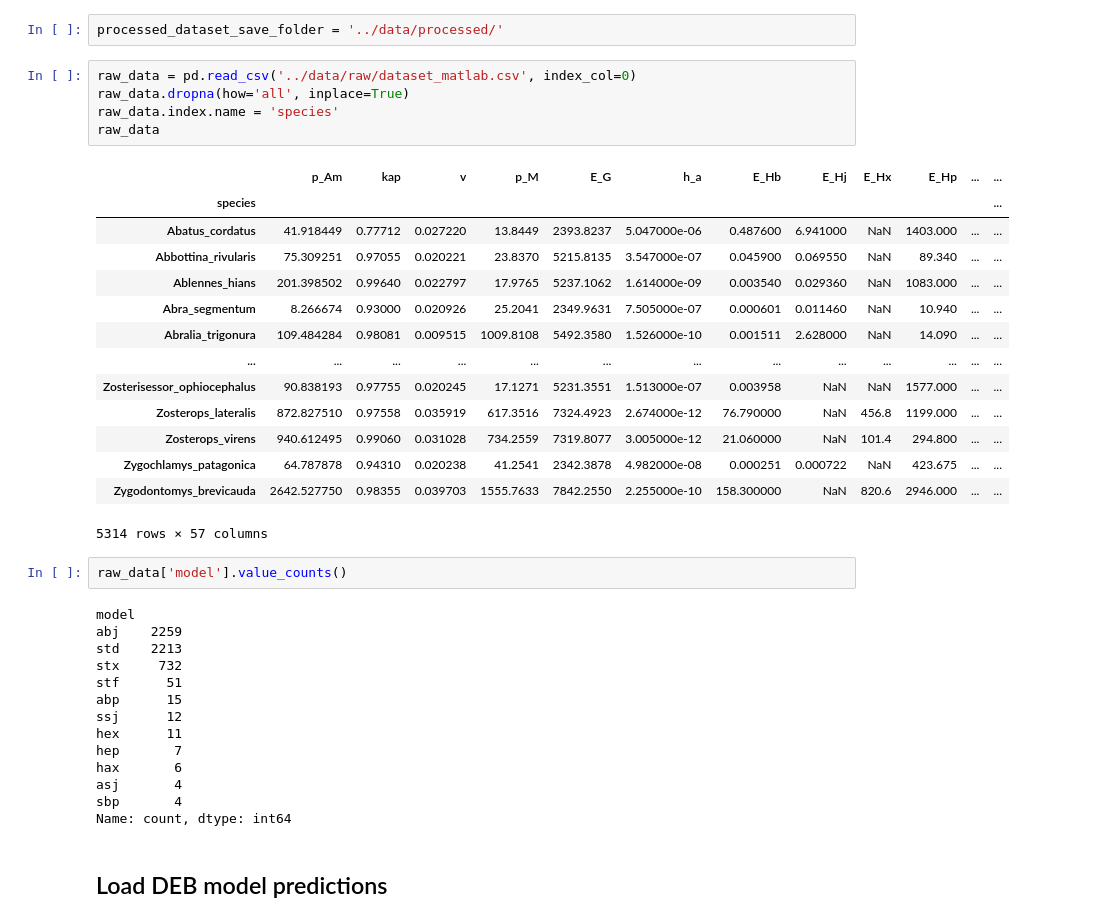
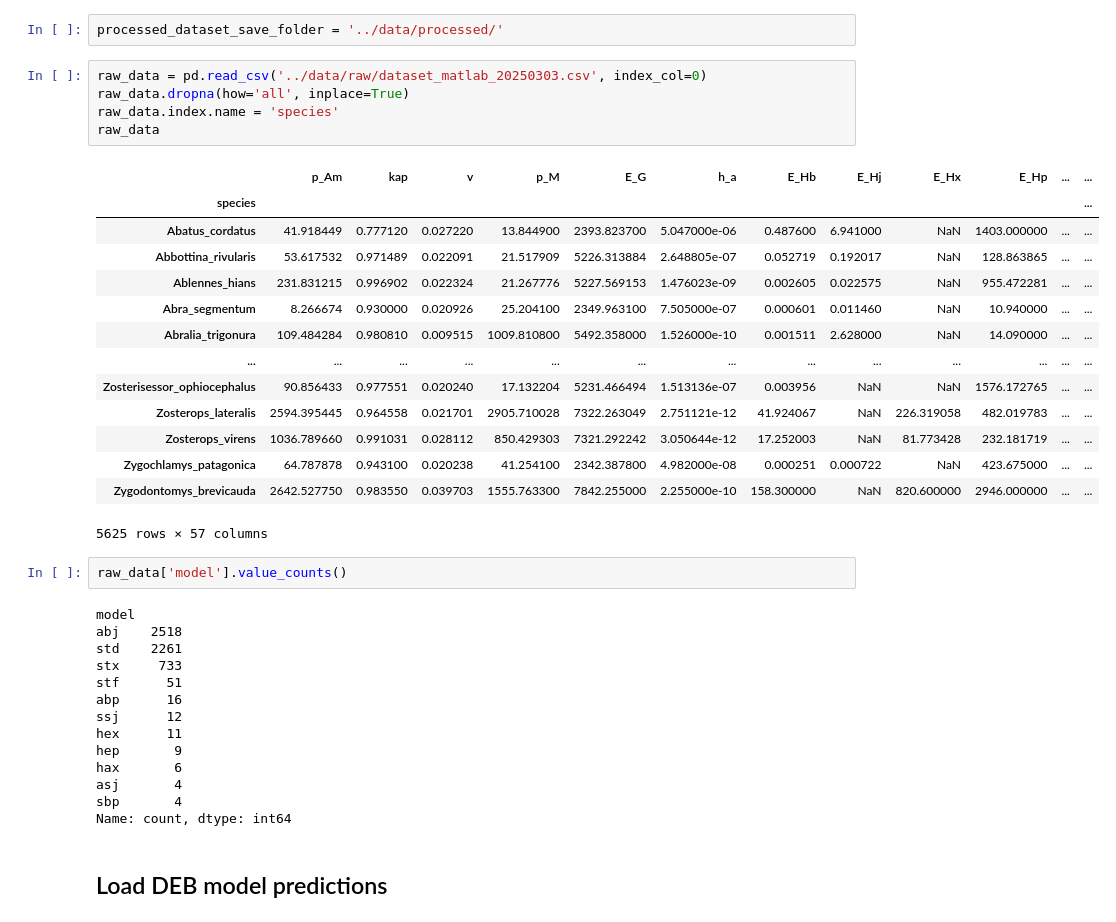
Before and after one commit to diogo-f-oliveira/DEB_ML_Init, a Jupyter notebook: notebooks/Data Preprocessing.ipynb, the cells around one changed output. Drawn from its saved outputs; the diff is of its cells as text.

Commit message:
Final dataset
- Final dataset files
- code.data.parallel_run_get_tj.m now loads parameters from .mat file

```diff
--- a/notebooks/Data Preprocessing.ipynb
+++ b/notebooks/Data Preprocessing.ipynb
@@ -36,37 +36,37 @@ def print_missing_values_per_column(df, percentage=True):
 # %%
 processed_dataset_save_folder = '../data/processed/'
 # %%
-raw_data = pd.read_csv('../data/raw/dataset_matlab.csv', index_col=0)
+raw_data = pd.read_csv('../data/raw/dataset_matlab_20250303.csv', index_col=0)
 raw_data.dropna(how='all', inplace=True)
 raw_data.index.name = 'species'
 raw_data
 # %% [output]
 |  | p_Am | kap | v | p_M | E_G | h_a | E_Hb | E_Hj | E_Hx | E_Hp | ... | ... |
 | species |  |  |  |  |  |  |  |  |  |  |  | ... |
-| Abatus_cordatus | 41.918449 | 0.77712 | 0.027220 | 13.8449 | 2393.8237 | 5.047000e-06 | 0.487600 | 6.941000 | NaN | 1403.000 | ... | ... |
-| Abbottina_rivularis | 75.309251 | 0.97055 | 0.020221 | 23.8370 | 5215.8135 | 3.547000e-07 | 0.045900 | 0.069550 | NaN | 89.340 | ... | ... |
-| Ablennes_hians | 201.398502 | 0.99640 | 0.022797 | 17.9765 | 5237.1062 | 1.614000e-09 | 0.003540 | 0.029360 | NaN | 1083.000 | ... | ... |
-| Abra_segmentum | 8.266674 | 0.93000 | 0.020926 | 25.2041 | 2349.9631 | 7.505000e-07 | 0.000601 | 0.011460 | NaN | 10.940 | ... | ... |
-| Abralia_trigonura | 109.484284 | 0.98081 | 0.009515 | 1009.8108 | 5492.3580 | 1.526000e-10 | 0.001511 | 2.628000 | NaN | 14.090 | ... | ... |
+| Abatus_cordatus | 41.918449 | 0.777120 | 0.027220 | 13.844900 | 2393.823700 | 5.047000e-06 | 0.487600 | 6.941000 | NaN | 1403.000000 | ... | ... |
+| Abbottina_rivularis | 53.617532 | 0.971489 | 0.022091 | 21.517909 | 5226.313884 | 2.648805e-07 | 0.052719 | 0.192017 | NaN | 128.863865 | ... | ... |
+| Ablennes_hians | 231.831215 | 0.996902 | 0.022324 | 21.267776 | 5227.569153 | 1.476023e-09 | 0.002605 | 0.022575 | NaN | 955.472281 | ... | ... |
+| Abra_segmentum | 8.266674 | 0.930000 | 0.020926 | 25.204100 | 2349.963100 | 7.505000e-07 | 0.000601 | 0.011460 | NaN | 10.940000 | ... | ... |
+| Abralia_trigonura | 109.484284 | 0.980810 | 0.009515 | 1009.810800 | 5492.358000 | 1.526000e-10 | 0.001511 | 2.628000 | NaN | 14.090000 | ... | ... |
 | ... | ... | ... | ... | ... | ... | ... | ... | ... | ... | ... | ... | ... |
-| Zosterisessor_ophiocephalus | 90.838193 | 0.97755 | 0.020245 | 17.1271 | 5231.3551 | 1.513000e-07 | 0.003958 | NaN | NaN | 1577.000 | ... | ... |
-| Zosterops_lateralis | 872.827510 | 0.97558 | 0.035919 | 617.3516 | 7324.4923 | 2.674000e-12 | 76.790000 | NaN | 456.8 | 1199.000 | ... | ... |
-| Zosterops_virens | 940.612495 | 0.99060 | 0.031028 | 734.2559 | 7319.8077 | 3.005000e-12 | 21.060000 | NaN | 101.4 | 294.800 | ... | ... |
-| Zygochlamys_patagonica | 64.787878 | 0.94310 | 0.020238 | 41.2541 | 2342.3878 | 4.982000e-08 | 0.000251 | 0.000722 | NaN | 423.675 | ... | ... |
-| Zygodontomys_brevicauda | 2642.527750 | 0.98355 | 0.039703 | 1555.7633 | 7842.2550 | 2.255000e-10 | 158.300000 | NaN | 820.6 | 2946.000 | ... | ... |
+| Zosterisessor_ophiocephalus | 90.856433 | 0.977551 | 0.020240 | 17.132204 | 5231.466494 | 1.513136e-07 | 0.003956 | NaN | NaN | 1576.172765 | ... | ... |
+| Zosterops_lateralis | 2594.395445 | 0.964558 | 0.021701 | 2905.710028 | 7322.263049 | 2.751121e-12 | 41.924067 | NaN | 226.319058 | 482.019783 | ... | ... |
+| Zosterops_virens | 1036.789660 | 0.991031 | 0.028112 | 850.429303 | 7321.292242 | 3.050644e-12 | 17.252003 | NaN | 81.773428 | 232.181719 | ... | ... |
+| Zygochlamys_patagonica | 64.787878 | 0.943100 | 0.020238 | 41.254100 | 2342.387800 | 4.982000e-08 | 0.000251 | 0.000722 | NaN | 423.675000 | ... | ... |
+| Zygodontomys_brevicauda | 2642.527750 | 0.983550 | 0.039703 | 1555.763300 | 7842.255000 | 2.255000e-10 | 158.300000 | NaN | 820.600000 | 2946.000000 | ... | ... |
-5314 rows × 57 columns
+5625 rows × 57 columns
 # %%
 raw_data['model'].value_counts()
 # %% [output]
 model
-abj    2259
-std    2213
-stx     732
+abj    2518
+std    2261
+stx     733
 stf      51
-abp      15
+abp      16
 ssj      12
 hex      11
-hep       7
+hep       9
 hax       6
 asj       4
 sbp       4
```
Also changed, not shown: parts of 22 cells of this notebook, 27 other files.
